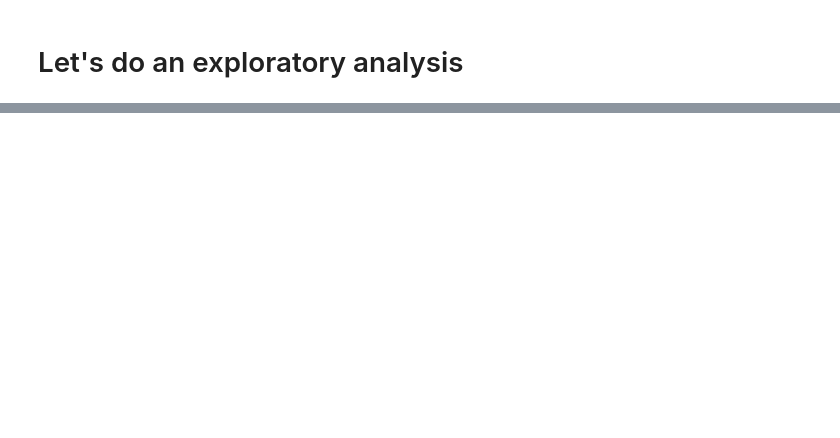
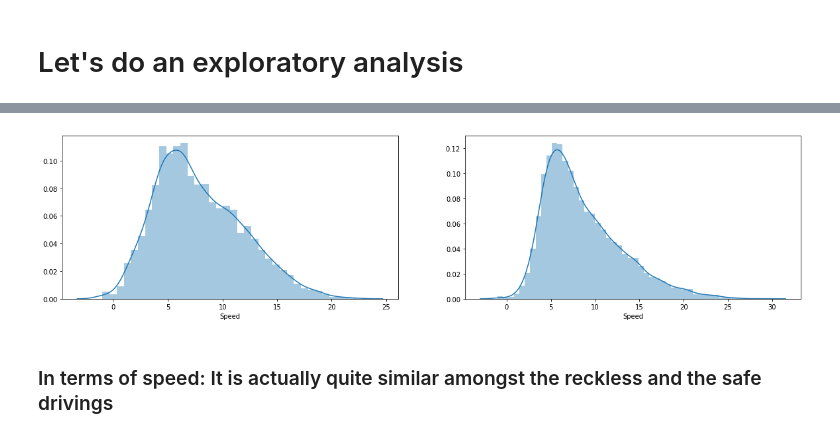
Before and after one commit to VincentTatan/GrabSafetyChallenge, a Jupyter notebook: Grab_Challenge_Python_Notebook.ipynb, the cells around one changed output, grey strips where cells are left out. Saved outputs shown, nothing was run; the diff lists cells and outputs as text; code cells hidden in the pictures; blank space fills up the shorter version.

```diff
--- a/Grab_Challenge_Python_Notebook.ipynb
+++ b/Grab_Challenge_Python_Notebook.ipynb
@@ -109,0 +180,3 @@ print(df_label.shape)
+# %%
+df_aggregate_mean_reckless = df_aggregate_mean[df_aggregate_mean['label']==1]
+df_aggregate_mean_safe = df_aggregate_mean[df_aggregate_mean['label']==0]
@@ -109,0 +212,14 @@ print(df_label.shape)
+# %%
+# Create a figure instance, and the two subplots
+fig = plt.figure(figsize=(20,10))
+ax1 = fig.add_subplot(221)
+ax2 = fig.add_subplot(222)
+
+# Tell pointplot to plot on ax1 with the ax argument (speed)
+sns.distplot(df_aggregate_mean_reckless['Speed'],ax = ax1);
+# Tell the factorplot to plot on ax2 with the ax argument (speed)
+sns.distplot(df_aggregate_mean_safe['Speed'],ax = ax2);
+# %% [output]
+[figure, added]
+# %% [markdown]
+### In terms of speed: It is actually quite similar amongst the reckless and the safe drivings
```
Also changed, not shown: parts of 12 cells of this notebook.
